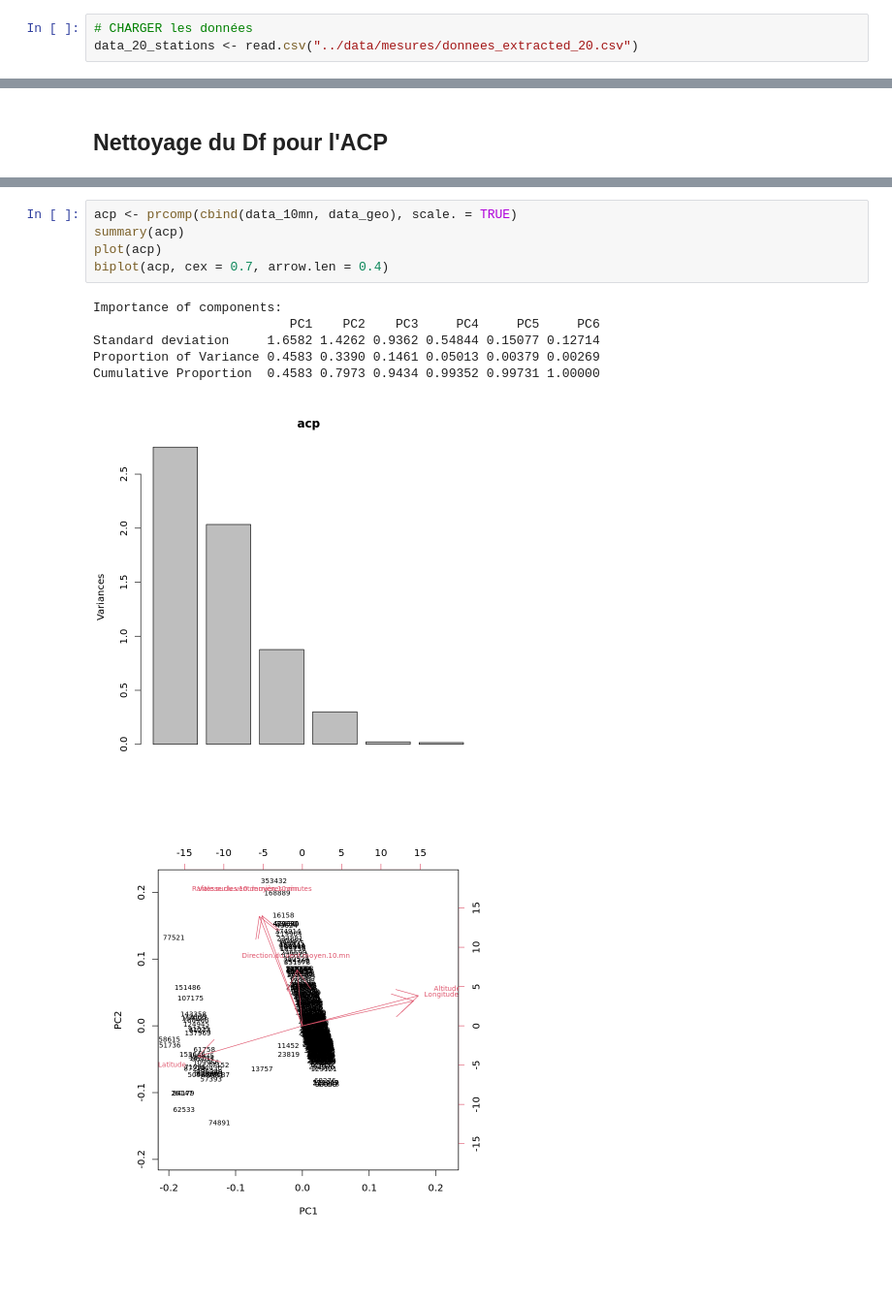
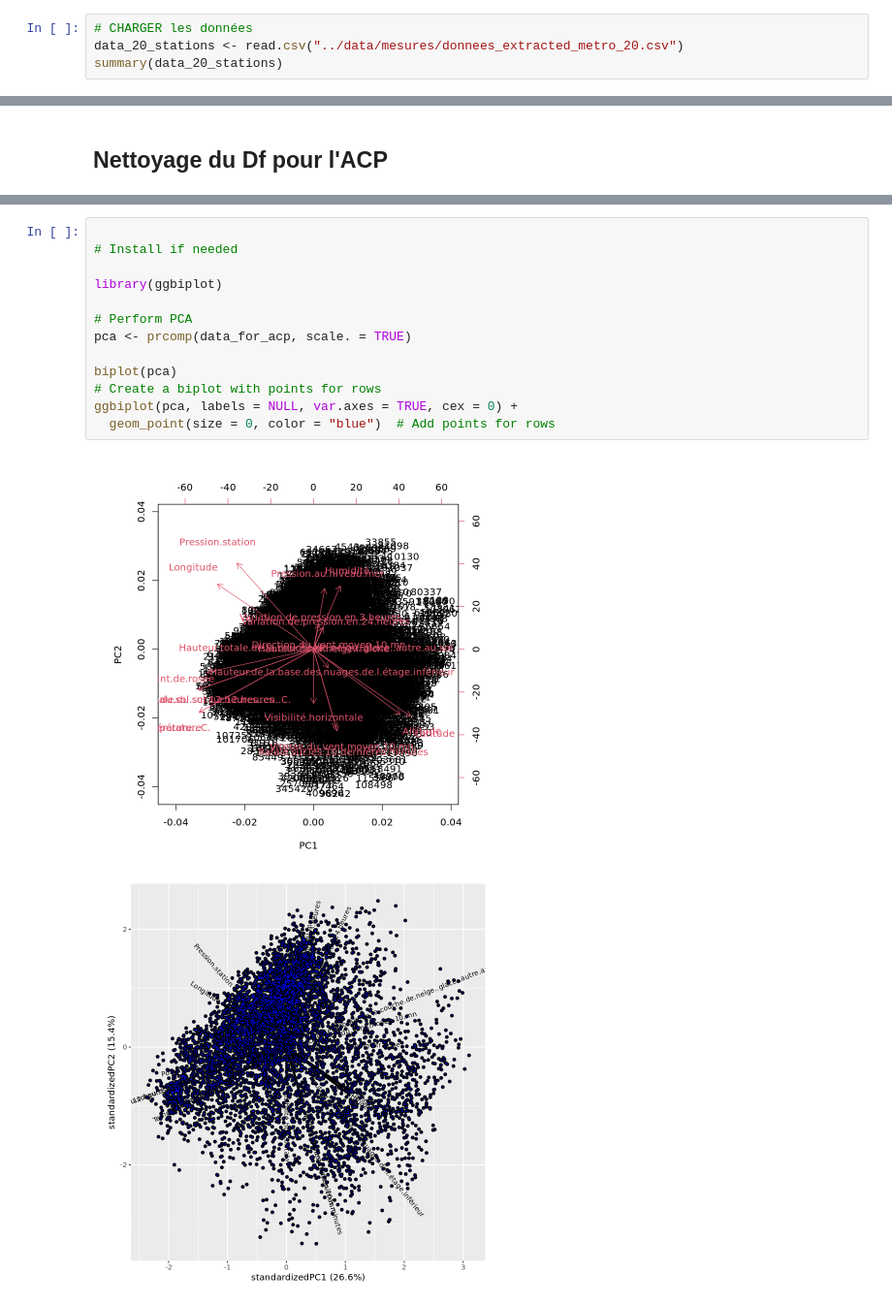
Before and after one commit to thomasdepic/SDD-BE-meteo, a Jupyter notebook: questions/5_ACP.ipynb, the cells around one changed output, grey strips where cells are left out. Shown at 97% size. Drawn from its saved outputs; the diff is of its cells as text; blank space fills up the shorter version.

```diff
--- a/questions/5_ACP.ipynb
+++ b/questions/5_ACP.ipynb
@@ -5,4 +5,5 @@ library("dplyr")
 library("FactoMineR")
 # %%
 # CHARGER les données
-data_20_stations <- read.csv("../data/mesures/donnees_extracted_20.csv")
+data_20_stations <- read.csv("../data/mesures/donnees_extracted_metro_20.csv")
+summary(data_20_stations)
@@ -212,15 +312,18 @@ data_24hours <- data_for_acp[, c(
 
 #
 # %%
-acp <- prcomp(cbind(data_10mn, data_geo), scale. = TRUE)
-summary(acp)
-plot(acp)
-biplot(acp, cex = 0.7, arrow.len = 0.4)
+
+# Install if needed
+
+library(ggbiplot)
+
+# Perform PCA
+pca <- prcomp(data_for_acp, scale. = TRUE)
+
+biplot(pca)
+# Create a biplot with points for rows
+ggbiplot(pca, labels = NULL, var.axes = TRUE, cex = 0) +
+  geom_point(size = 0, color = "blue")  # Add points for rows
 # %% [output]
-Importance of components:
-                          PC1    PC2    PC3     PC4     PC5     PC6
-Standard deviation     1.6582 1.4262 0.9362 0.54844 0.15077 0.12714
-Proportion of Variance 0.4583 0.3390 0.1461 0.05013 0.00379 0.00269
-Cumulative Proportion  0.4583 0.7973 0.9434 0.99352 0.99731 1.00000
-[figure, old version]
+[figure, new version]
-[figure, old version]
+[figure, new version]
```
Also changed, not shown: parts of 5 cells of this notebook.
